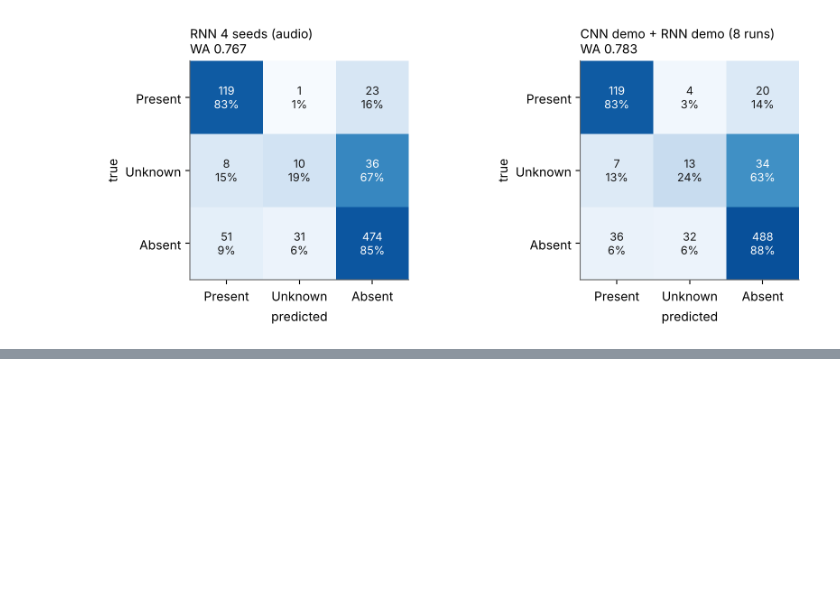
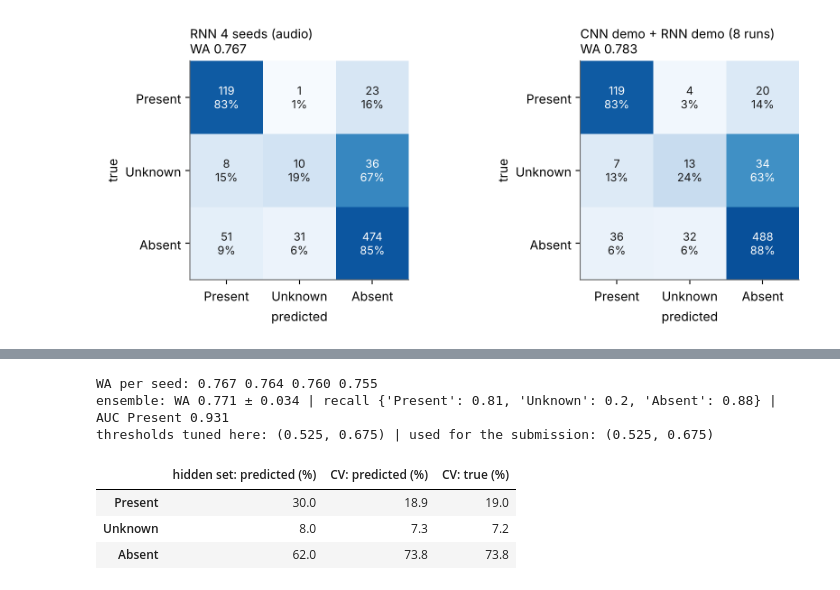
Before and after one commit to amarcos20/FCUP-DL-ML2, a Jupyter notebook: notebooks/07_final_experiments.ipynb, the cells around one changed output, grey strips where cells are left out. Saved outputs shown, nothing was run; the diff lists cells and outputs as text; code cells hidden in the pictures; blank space fills up the shorter version.

Commit message:
revisao resultados

```diff
--- a/notebooks/07_final_experiments.ipynb
+++ b/notebooks/07_final_experiments.ipynb
@@ -308,0 +333,29 @@ Figures for the slides: `results/final_experiments/augmentation.png`, `demograph
+# %%
+final_runs = [f'rnn_final_s{s}' for s in [42, 1, 2, 3]]
+cfgs = [json.loads((RESULTS_DIR / n / 'cv_summary.json').read_text())['cfg'] for n in final_runs]
+assert all(c['include_test'] and c['spec_augment'] and c['random_crop'] and not c['demo_features'] for c in cfgs)
+fin = ensemble(final_runs)
+print('WA per seed:', ' '.join(f"{evaluate(windows, *load_oof(n))['wa_mean']:.3f}" for n in final_runs))
+print(f"ensemble: WA {fin['wa_mean']:.3f} ± {fin['wa_std']:.3f} | recall",
+      {k: round(v, 2) for k, v in fin['recall'].items()}, f"| AUC Present {fin['auc_present']:.3f}")
+
+ps = [load_oof(n) for n in final_runs]
+pat_f = patient_scores(windows.loc[ps[0][0]], np.mean([p for _, p in ps], axis=0))
+t, _ = tune_thresholds(pat_f)
+info = json.loads(Path('submission/PL3_G08_test_results_info.json').read_text())
+print('thresholds tuned here:', t, '| used for the submission:', tuple(info['thresholds']))
+
+sub = pd.read_csv('submission/PL3_G08_test_results.csv', dtype={'ID': str})
+tpl = pd.read_csv('data/hidden/CirCor_test_students/PLX_GYY_test_results.csv', dtype={'ID': str})
+assert list(sub.columns) == list(tpl.columns) and sub['ID'].tolist() == tpl['ID'].tolist() and sub['Murmur'].notna().all()
+pd.DataFrame({'hidden set: predicted (%)': 100 * sub['Murmur'].value_counts(normalize=True),
+              'CV: predicted (%)': 100 * pd.Series(cv_report(pat_f)[1]).value_counts(normalize=True),
+              'CV: true (%)': 100 * pat_f['murmur'].value_counts(normalize=True)}).reindex(CLASSES).round(1)
+# %% [output]
+WA per seed: 0.767 0.764 0.760 0.755
+ensemble: WA 0.771 ± 0.034 | recall {'Present': 0.81, 'Unknown': 0.2, 'Absent': 0.88} | AUC Present 0.931
+thresholds tuned here: (0.525, 0.675) | used for the submission: (0.525, 0.675)
+|  | hidden set: predicted (%) | CV: predicted (%) | CV: true (%) |
+| Present | 30.0 | 18.9 | 19.0 |
+| Unknown | 8.0 | 7.3 | 7.2 |
+| Absent | 62.0 | 73.8 | 73.8 |
```
Also changed, not shown: parts of 10 cells of this notebook, 13 other files.
